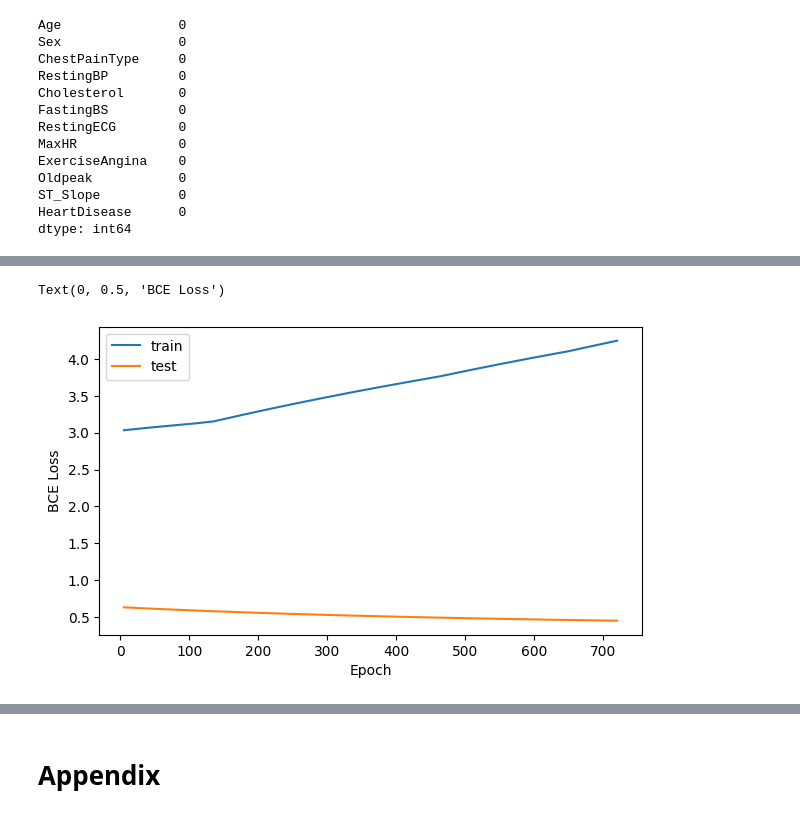
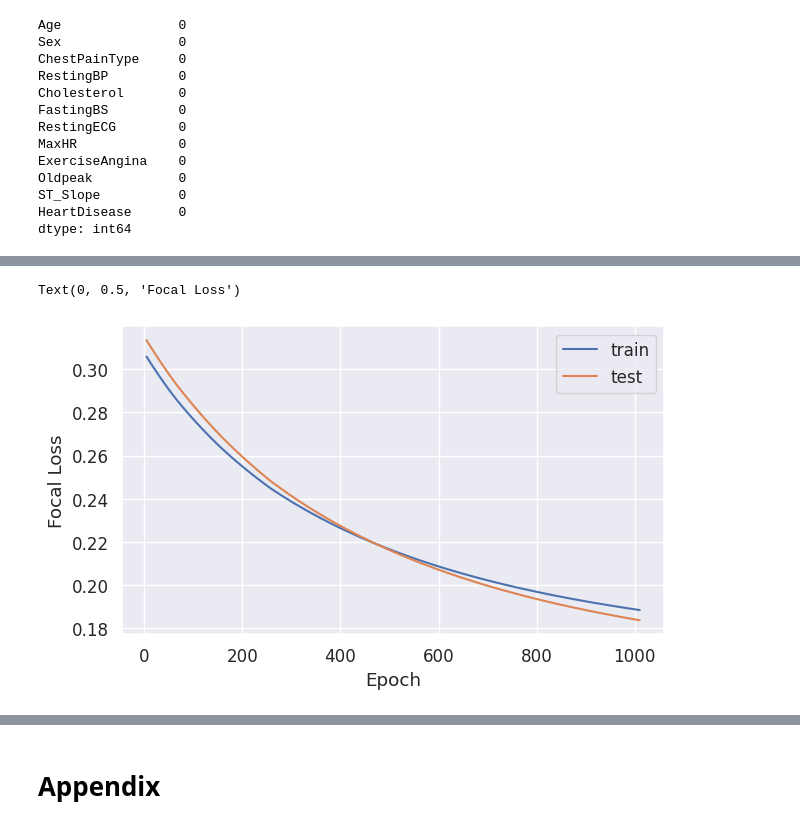
Before and after one commit to juliepinole/eth, a Jupyter notebook: healthcare/heart/Heart_explo.ipynb, the cells around one changed output, grey strips where cells are left out. Saved outputs shown, nothing was run; the diff lists cells and outputs as text; code cells hidden in the pictures.

Commit message:
final lasso regression version

```diff
--- a/healthcare/heart/Heart_explo.ipynb
+++ b/healthcare/heart/Heart_explo.ipynb
@@ -283,4 +332,15 @@ class LogisticRegression(torch.nn.Module):
 
      def compute_l1_loss(self, w):
          return torch.abs(w).sum()
+
+
+def add_l1_loss( model, loss, lambda_lasso: float = 0.01):
+    # TODO(pinolej): Check whether can be added to the class
+    l1_parameters = []
+    for parameter in model.parameters():
+        l1_parameters.append(parameter.view(-1))
+    l1 = lambda_lasso * model.compute_l1_loss(torch.cat(l1_parameters))
+    # Add L1 loss component
+    loss += l1
+    return loss
 # %% [markdown]
@@ -292,9 +356,7 @@ BokehModel(combine_events=True, render_bundle={'docs_json': {'d41592a1-737a-42ab
 # %%
 lr = base.lr_multiple * 10**(-base.lr_power)
-print('learning rate is {} multiplied by 10 power {}, which yields {:.8f}'.format(
-    base.lr_multiple,
-    -base.lr_power,
-    lr,
-    ))
+print('learning rate is {} multiplied by 10 power {}, which yields {:.8f}'.format(base.lr_multiple, -base.lr_power, lr))
+lambda_lasso = base.lambda_multiple * 10**(-base.lambda_power)
+print('lambda_lasso is {} multiplied by 10 power {}, which yields {:.6f}'.format(base.lambda_multiple, -base.lambda_power, lambda_lasso))
 # %% [output]
 learning rate is 5 multiplied by 10 power -3, which yields 0.00500000
@@ -308,7 +371,10 @@ BokehModel(combine_events=True, render_bundle={'docs_json': {'985aaae5-8301-4375
 input_dim = len(num_features + final_categorical_features)
 output_dim = 1 # Single binary output
 model = LogisticRegression(input_dim,output_dim)
-criterion = torch.nn.BCELoss()
+if base.use_focal_loss:
+    criterion = FocalLoss(alpha=class_weights_tensor.long(), gamma=2)
+else:
+    criterion = torch.nn.BCELoss()
 optimizer = torch.optim.SGD(model.parameters(), lr=lr)
 iter_printing_effective = int(base.epochs/base.iter_printing)
 print('iter_printing_effective is {}'.format(iter_printing_effective))
@@ -326,19 +392,11 @@ for epoch in tqdm(range(int(base.epochs)),desc='Training Epochs'):
     optimizer.zero_grad() # Setting our stored gradients equal to zero
     outputs = model(X_train)  # Perform forward pass
     loss = criterion(torch.squeeze(outputs), labels) # Compute loss
-
     loss.backward() # Computes the gradient of the given tensor w.r.t. the weights/bias
 
     # Compute L1 loss component
-    if base.param.use_lasso:
-        l1_weight = 1.0
-        l1_parameters = []
-        for parameter in model.parameters():
-            l1_parameters.append(parameter.view(-1))
-        l1 = l1_weight * model.compute_l1_loss(torch.cat(l1_parameters))
-
-        # Add L1 loss component
-        loss += l1
+    if base.use_lasso:
+        loss = add_l1_loss(model, loss, lambda_lasso=lambda_lasso)
 
     optimizer.step() # Updates weights and biases with the optimizer (SGD)
 
@@ -350,12 +408,14 @@ for epoch in tqdm(range(int(base.epochs)),desc='Training Epochs'):
             total_test = 0
             outputs_test = torch.squeeze(model(X_test))
             loss_test = criterion(outputs_test, y_test)
+            loss_test = add_l1_loss(model, loss_test, lambda_lasso=lambda_lasso)
 
             predicted_test = outputs_test.round().detach().numpy()
             total_test += y_test.size(0)
             correct_test += np.sum(predicted_test == y_test.detach().numpy())
             accuracy_test = 100 * correct_test/total_test
             losses_test.append(loss_test.item())
+
 
             # Calculating the loss and accuracy for the train dataset
             total = 0
@@ -376,11 +436,12 @@ Train -  Loss: 2.4758548736572266. Accuracy: 49.23339011925042
 # %%
 fig, ax = plt.subplots(nrows=1, ncols=1, figsize = (7,4))
 ax.plot(Iterations,losses, label='train')
 ax.plot(Iterations,losses_test, label='test')
 ax.legend()
 ax.set_xlabel('Epoch')
-ax.set_ylabel('BCE Loss')
+loss_type = 'Focal Loss' if base.use_focal_loss else 'BCE Loss'
+ax.set_ylabel(loss_type)
 # fig.show()
 # %% [output]
-Text(0, 0.5, 'BCE Loss')
+Text(0, 0.5, 'Focal Loss')
-[figure, old version]
+[figure, new version]
```
Also changed, not shown: parts of 57 cells of this notebook, 3 other files.
